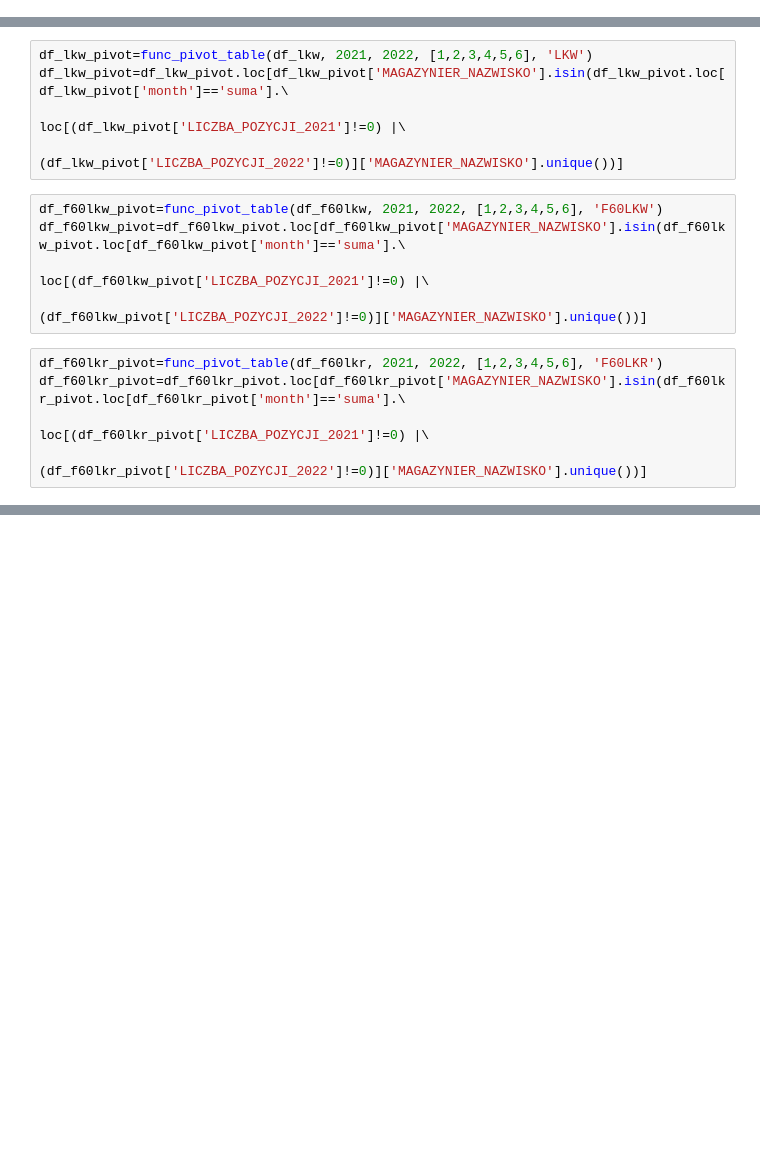
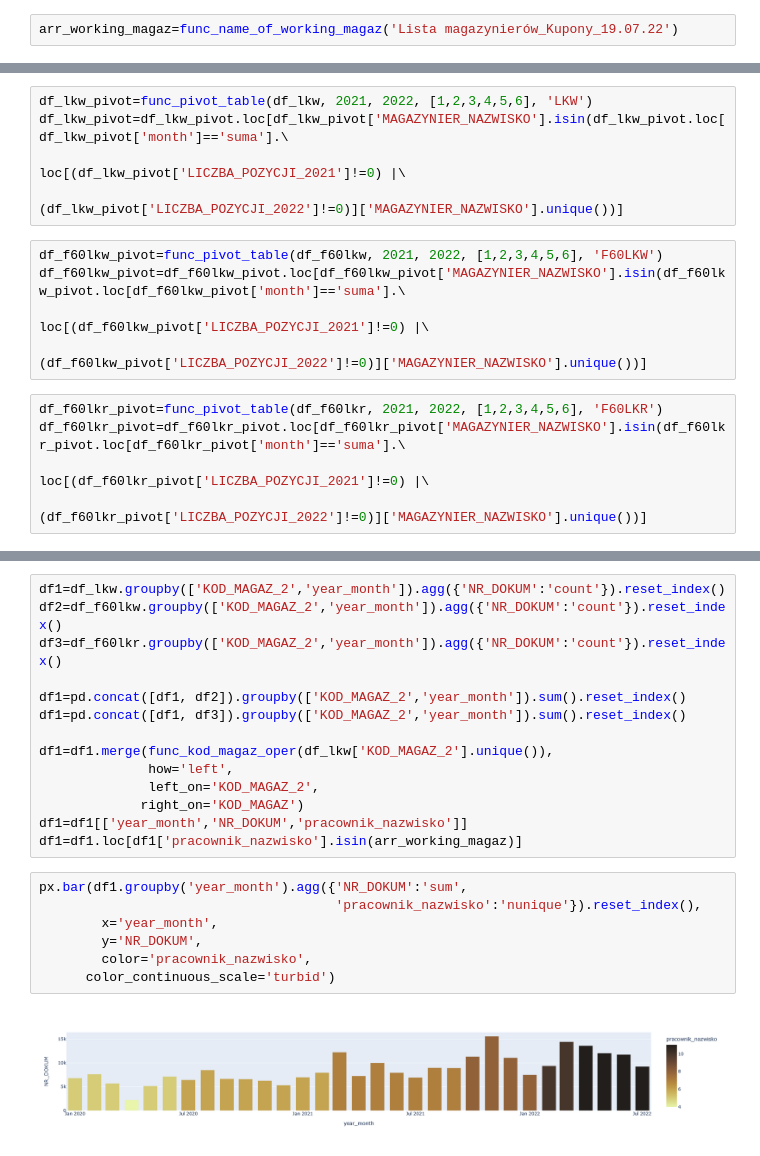
Before and after one commit to plggrzybuch/kupony, a Jupyter notebook: magazynierzy.ipynb, the cells around one changed output, grey strips where cells are left out. Cells and saved outputs as stored; diff of their text form; blank space fills up the shorter version.

```diff
--- a/magazynierzy.ipynb
+++ b/magazynierzy.ipynb
@@ -72,3 +101,5 @@ def func_add_time(df):
+# %%
+arr_working_magaz=func_name_of_working_magaz('Lista magazynierów_Kupony_19.07.22')
 # %%
 %%time
 df_lkw=func_read_data('LKW', 'LKW')
@@ -315,0 +255,23 @@ df_f60lkw.loc[df_f60lkw['KOD_KONTR'].str.contains('IN')]
+# %%
+df1=df_lkw.groupby(['KOD_MAGAZ_2','year_month']).agg({'NR_DOKUM':'count'}).reset_index()
+df2=df_f60lkw.groupby(['KOD_MAGAZ_2','year_month']).agg({'NR_DOKUM':'count'}).reset_index()
+df3=df_f60lkr.groupby(['KOD_MAGAZ_2','year_month']).agg({'NR_DOKUM':'count'}).reset_index()
+
+df1=pd.concat([df1, df2]).groupby(['KOD_MAGAZ_2','year_month']).sum().reset_index()
+df1=pd.concat([df1, df3]).groupby(['KOD_MAGAZ_2','year_month']).sum().reset_index()
+
+df1=df1.merge(func_kod_magaz_oper(df_lkw['KOD_MAGAZ_2'].unique()),
+              how='left',
+              left_on='KOD_MAGAZ_2',
+             right_on='KOD_MAGAZ')
+df1=df1[['year_month','NR_DOKUM','pracownik_nazwisko']]
+df1=df1.loc[df1['pracownik_nazwisko'].isin(arr_working_magaz)]
+# %%
+px.bar(df1.groupby('year_month').agg({'NR_DOKUM':'sum',
+                                      'pracownik_nazwisko':'nunique'}).reset_index(),
+        x='year_month',
+        y='NR_DOKUM',
+        color='pracownik_nazwisko',
+      color_continuous_scale='turbid')
+# %% [output]
+[figure, added]
```
Also changed, not shown: parts of 14 cells of this notebook.
